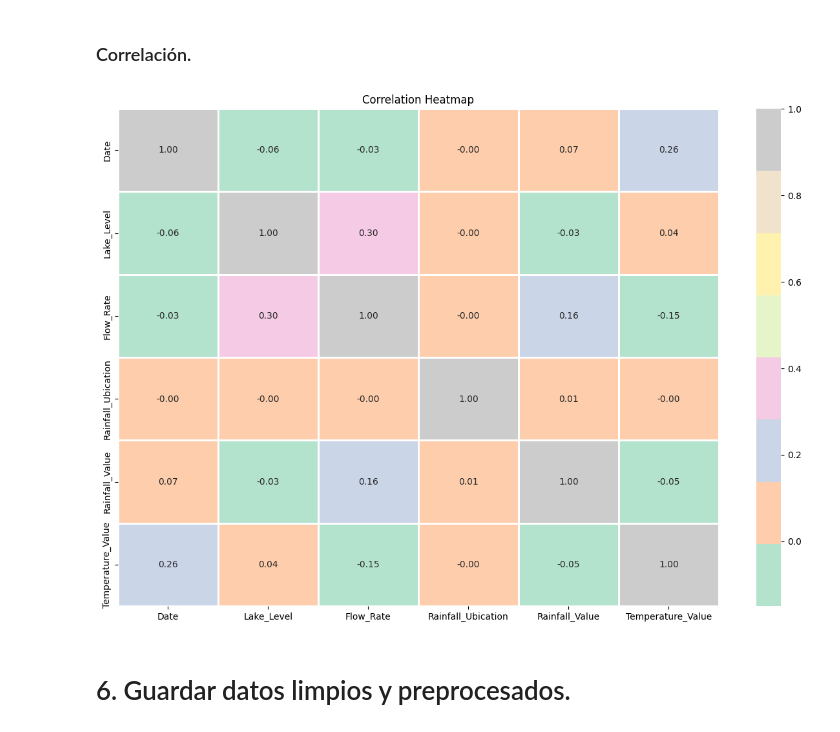
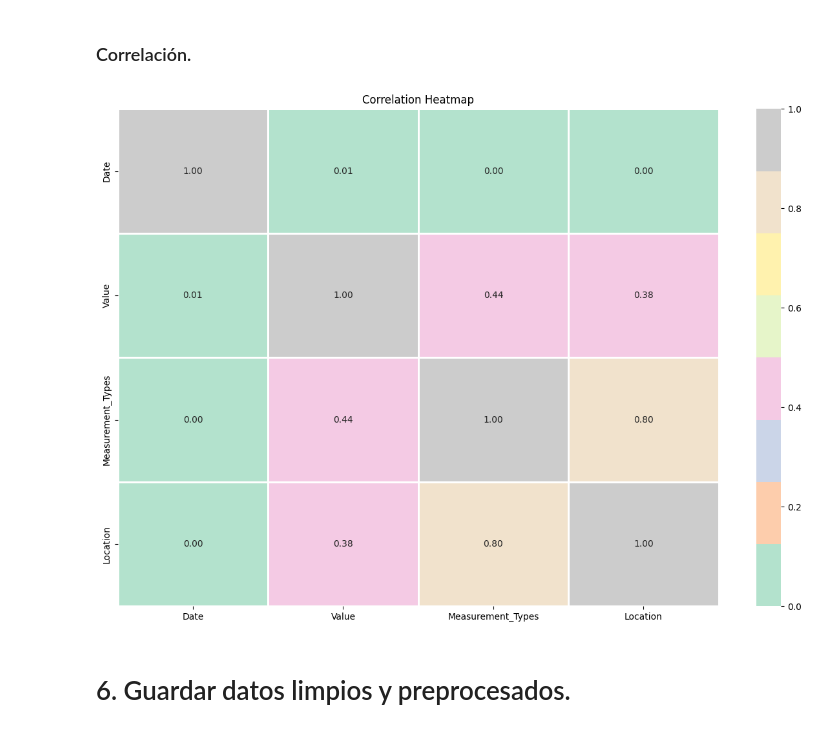
Before and after one commit to Bere333/Smart-Water-Analytics-BBRH, a Jupyter notebook: src/01_eda_lake.ipynb, the cells around one changed output. Drawn from its saved outputs; the diff is of its cells as text; code cells hidden in the pictures.

Commit message:
updated lake and water spring files

```diff
--- a/src/01_eda_lake.ipynb
+++ b/src/01_eda_lake.ipynb
@@ -236,5 +219,0 @@ def transform_wide_to_long(df, match):
-# %%
-df_llb_r = transform_wide_to_long(df_lb, "Rainfall_")
-df_llb_t = transform_wide_to_long(df_llb_r, "Temperature_")
-df_lb = df_llb_t
-df_lb.head()
@@ -247,0 +259,8 @@ df_lb.head()
+# %%
+# Lista de todos los prefijos que quieres derretir
+prefixes = ["Rainfall_", "Temperature_", "Lake_Level", "Flow_Rate"]
+
+# Llama a la función una sola vez
+df_lake_hydrology = melt_multiple_variables(df_lb, prefixes)
+
+print(df_lake_hydrology.head())
@@ -277,7 +303,7 @@ def transform_ubications_to_numbers(df, column_name):
     return df
 # %%
 # Aplicar la transformación a df_aa
-df_lb = transform_ubications_to_numbers(df_lb, 'Rainfall_Ubication')
-df_lb = transform_ubications_to_numbers(df_lb, 'Temperature_Ubication')
-df_lb.head()
+df_lake_hydrology = transform_ubications_to_numbers(df_lake_hydrology, 'Measurement_Types')
+df_lake_hydrology = transform_ubications_to_numbers(df_lake_hydrology, 'Location')
+df_lake_hydrology.head()
 # %% [output]
@@ -337,12 +353,12 @@ sns.pairplot(df_sample_lb, diag_kind='kde', markers='o', plot_kws={'alpha': 0.5}
 ### Correlación.
 # %%
 plt.figure(figsize=(15, 10))
-sns.heatmap(df_lb.corr(), annot=True, fmt='.2f', cmap='Pastel2', linewidths=2)
+sns.heatmap(df_lake_hydrology.corr(), annot=True, fmt='.2f', cmap='Pastel2', linewidths=2)
 
 plt.title('Correlation Heatmap')
 plt.show()
 # %% [output]
-[figure, old version]
+[figure, new version]
 # %% [markdown]
 # 6. Guardar datos limpios y preprocesados.
 # %%
```
Also changed, not shown: parts of 10 cells of this notebook.
